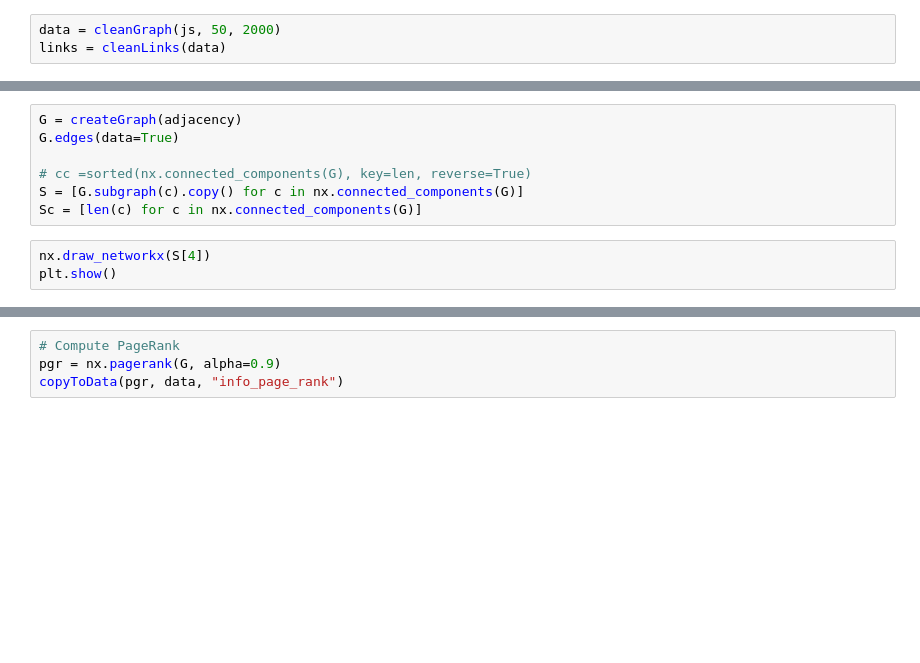
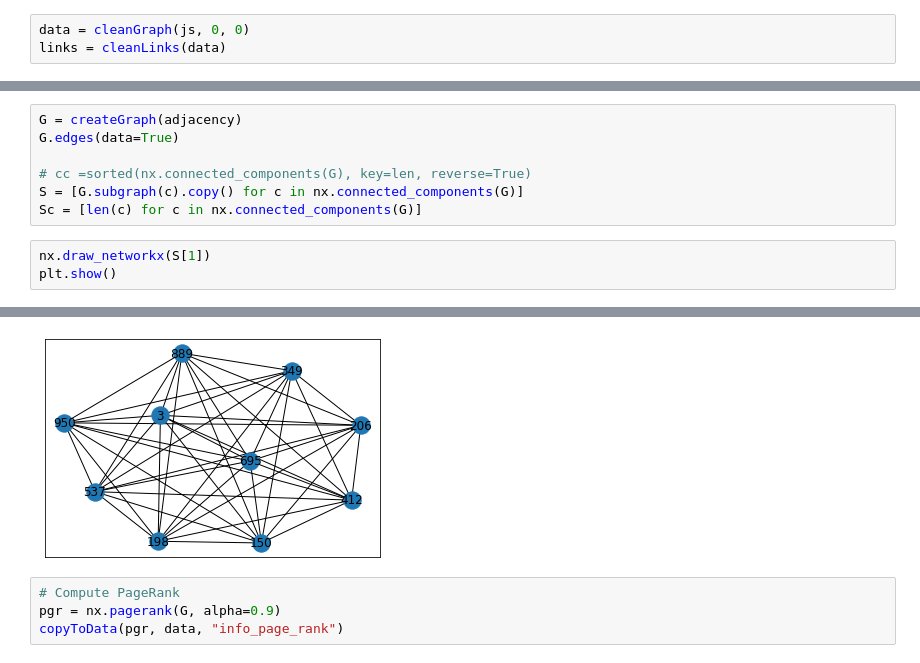
Before and after one commit to hsab/scholar-crawler, a Jupyter notebook: cleanup.ipynb, the cells around one changed output, grey strips where cells are left out. Saved outputs shown, nothing was run; the diff lists cells and outputs as text; blank space fills up the shorter version.

```diff
--- a/cleanup.ipynb
+++ b/cleanup.ipynb
@@ -78,6 +78,6 @@ def createAdjacenncyMatrix(data):
 def createGraph(matrix):
     return nx.from_numpy_matrix(adjacency)
 # %%
-data = cleanGraph(js, 50, 2000)
+data = cleanGraph(js, 0, 0)
 links = cleanLinks(data)
 # %% [output]
@@ -99,6 +98,6 @@ G.edges(data=True)
 S = [G.subgraph(c).copy() for c in nx.connected_components(G)]
 Sc = [len(c) for c in nx.connected_components(G)]
 # %%
-nx.draw_networkx(S[4])
+nx.draw_networkx(S[1])
 plt.show()
 # %% [output]
@@ -107,3 +104,4 @@ plt.show()
+[figure, added]
 # %%
 # Compute PageRank
 pgr = nx.pagerank(G, alpha=0.9)
```
Also changed, not shown: parts of 7 cells of this notebook, 1 other file.
